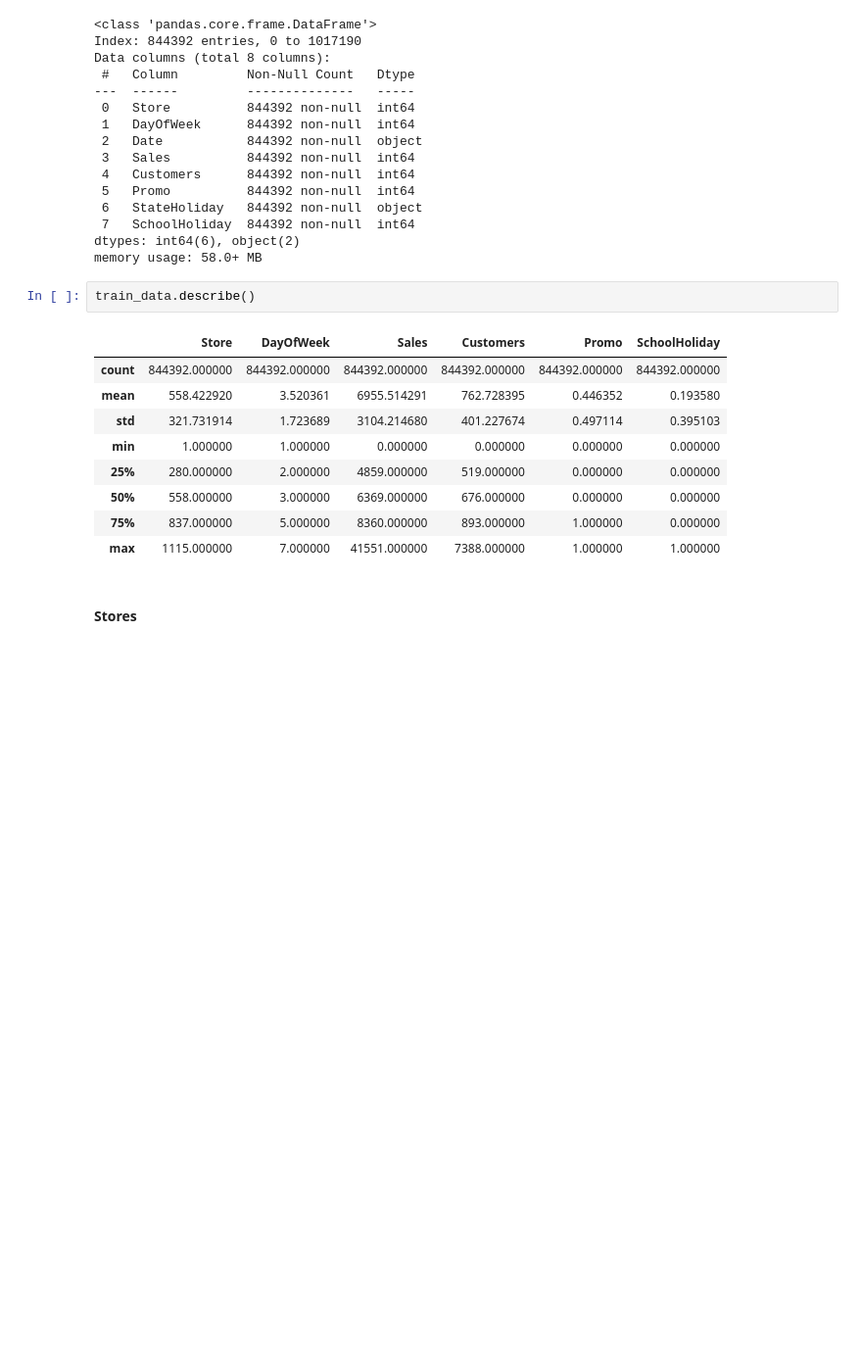
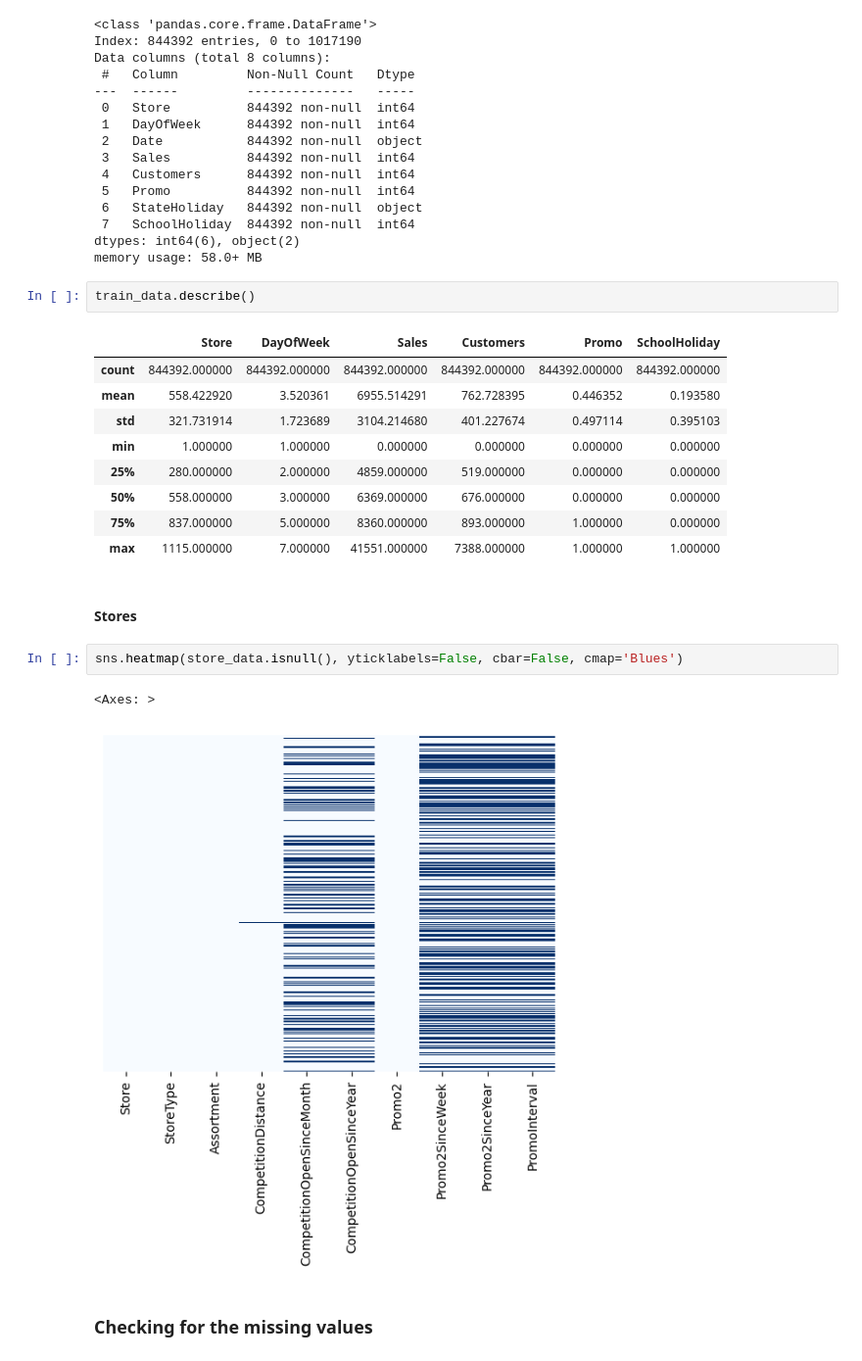
Before and after one commit to Briankipkemboi78/datascience, a Jupyter notebook: Future Sales/sales.ipynb, the cells around one changed output. Shown: that part at 98% size. Saved outputs shown, nothing was run; the diff lists cells and outputs as text; blank space fills up the shorter version.

```diff
--- a/Future Sales/sales.ipynb
+++ b/Future Sales/sales.ipynb
@@ -156,3 +156,10 @@ train_data.describe()
 | max | 1115.000000 | 7.000000 | 41551.000000 | 7388.000000 | 1.000000 | 1.000000 |
 # %% [markdown]
 #### Stores
+# %%
+sns.heatmap(store_data.isnull(), yticklabels=False, cbar=False, cmap='Blues')
+# %% [output]
+<Axes: >
+[figure, added]
+# %% [markdown]
+### Checking for the missing values
```
Also changed, not shown: parts of 20 cells of this notebook.
